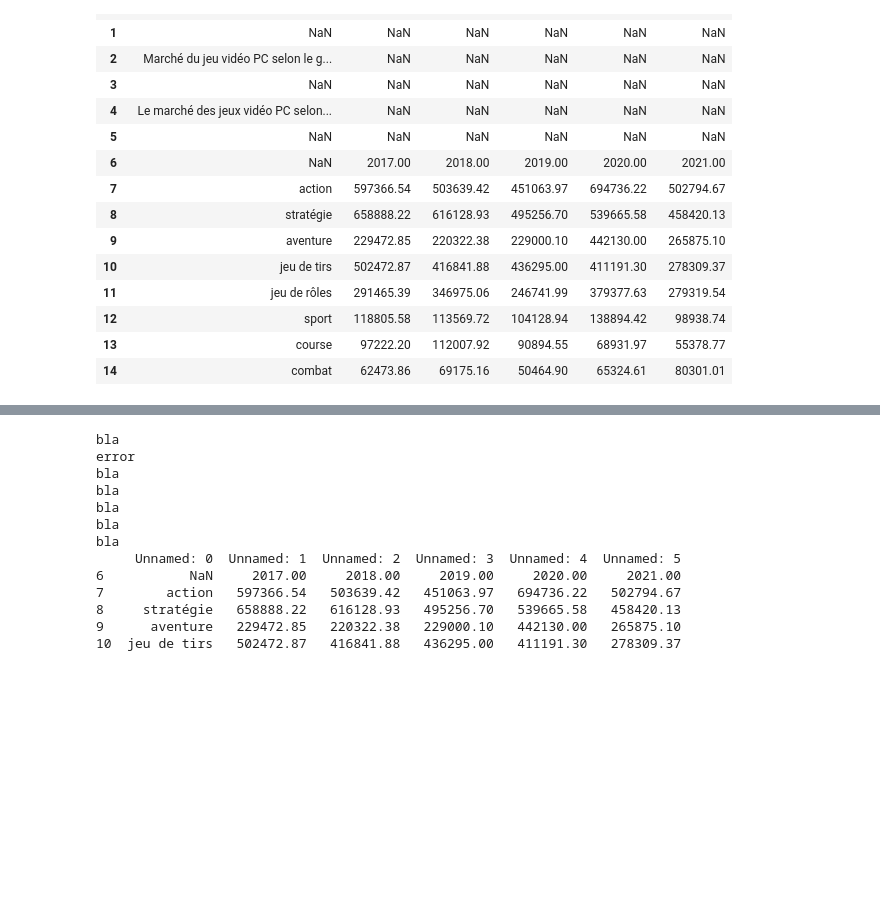
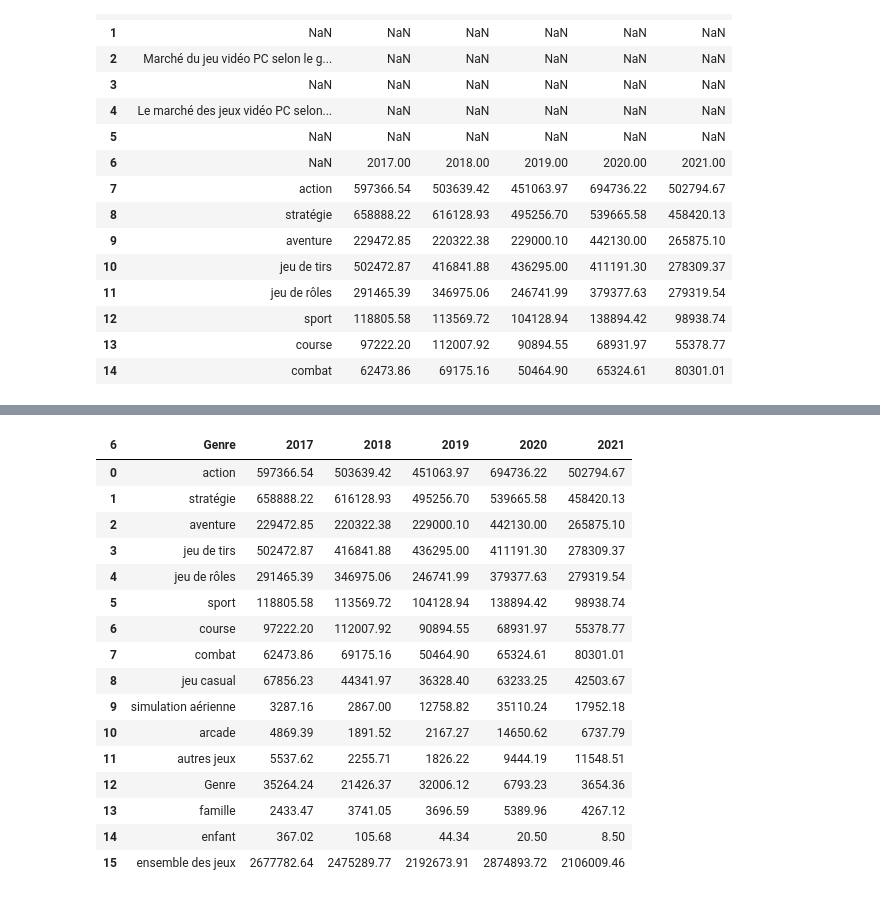
Before and after one commit to Gigique/Climat_Change, a Jupyter notebook: Video_Games_Market.ipynb, the cells around one changed output, grey strips where cells are left out. Cells and saved outputs as stored; diff of their text form; code cells hidden in the pictures; blank space fills up the shorter version.

```diff
--- a/Video_Games_Market.ipynb
+++ b/Video_Games_Market.ipynb
@@ -46,37 +50,23 @@ data_clean.head(15)
 | 20 | famille | 2433.47 | 3741.05 | 3696.59 | 5389.96 | 4267.12 |
 # %%
-df_genre = data_clean.iloc[:17]
-#df_genre.columns  = df_genre.iloc[0].apply(lambda x: int(math.trunc(x)) if pd.notna(x) and isinstance(x, (int, float)) else x)
-#df_genre = df_genre[1:].reset_index(drop=True)
-#df_genre.iloc[0] = df_genre.iloc[0].apply(lambda x: int(x) if pd.notna(x) and isinstance(x, (np.float64, float)) else x)
+df_genre = data_clean.iloc[1:17].reset_index(drop=True)
 
-def convert_and_trunc(x):
-    try:
-        # Convertit les chaînes numériques en float
-        value = float(x)
-        print("bla")
-        return int(math.trunc(value))
-    except ValueError:
-        # Renvoie la valeur inchangée si la conversion échoue
-        print("error")
-        return x
-
-# Appliquer la conversion à la première ligne
-df_genre.iloc[0] = df_genre.iloc[0].apply(convert_and_trunc)
-
-# Afficher le DataFrame
-print(df_genre.head())
+df_genre
 # %% [output]
-bla
-error
-bla
-bla
-bla
-bla
-bla
-     Unnamed: 0  Unnamed: 1  Unnamed: 2  Unnamed: 3  Unnamed: 4  Unnamed: 5
-6           NaN     2017.00     2018.00     2019.00     2020.00     2021.00
-7        action   597366.54   503639.42   451063.97   694736.22   502794.67
-8     stratégie   658888.22   616128.93   495256.70   539665.58   458420.13
-9      aventure   229472.85   220322.38   229000.10   442130.00   265875.10
-10  jeu de tirs   502472.87   416841.88   436295.00   411191.30   278309.37
+| 6 | Genre | 2017 | 2018 | 2019 | 2020 | 2021 |
+| 0 | action | 597366.54 | 503639.42 | 451063.97 | 694736.22 | 502794.67 |
+| 1 | stratégie | 658888.22 | 616128.93 | 495256.70 | 539665.58 | 458420.13 |
+| 2 | aventure | 229472.85 | 220322.38 | 229000.10 | 442130.00 | 265875.10 |
+| 3 | jeu de tirs | 502472.87 | 416841.88 | 436295.00 | 411191.30 | 278309.37 |
+| 4 | jeu de rôles | 291465.39 | 346975.06 | 246741.99 | 379377.63 | 279319.54 |
+| 5 | sport | 118805.58 | 113569.72 | 104128.94 | 138894.42 | 98938.74 |
+| 6 | course | 97222.20 | 112007.92 | 90894.55 | 68931.97 | 55378.77 |
+| 7 | combat | 62473.86 | 69175.16 | 50464.90 | 65324.61 | 80301.01 |
+| 8 | jeu casual | 67856.23 | 44341.97 | 36328.40 | 63233.25 | 42503.67 |
+| 9 | simulation aérienne | 3287.16 | 2867.00 | 12758.82 | 35110.24 | 17952.18 |
+| 10 | arcade | 4869.39 | 1891.52 | 2167.27 | 14650.62 | 6737.79 |
+| 11 | autres jeux | 5537.62 | 2255.71 | 1826.22 | 9444.19 | 11548.51 |
+| 12 | Genre | 35264.24 | 21426.37 | 32006.12 | 6793.23 | 3654.36 |
+| 13 | famille | 2433.47 | 3741.05 | 3696.59 | 5389.96 | 4267.12 |
+| 14 | enfant | 367.02 | 105.68 | 44.34 | 20.50 | 8.50 |
+| 15 | ensemble des jeux | 2677782.64 | 2475289.77 | 2192673.91 | 2874893.72 | 2106009.46 |
```
Also changed, not shown: parts of 3 cells of this notebook.
